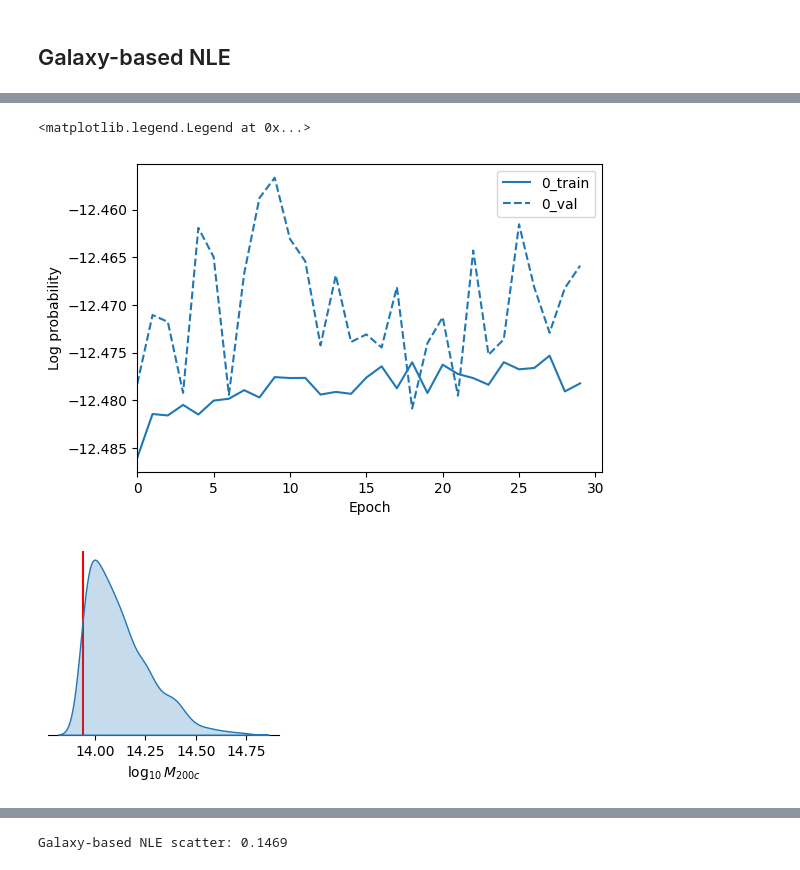
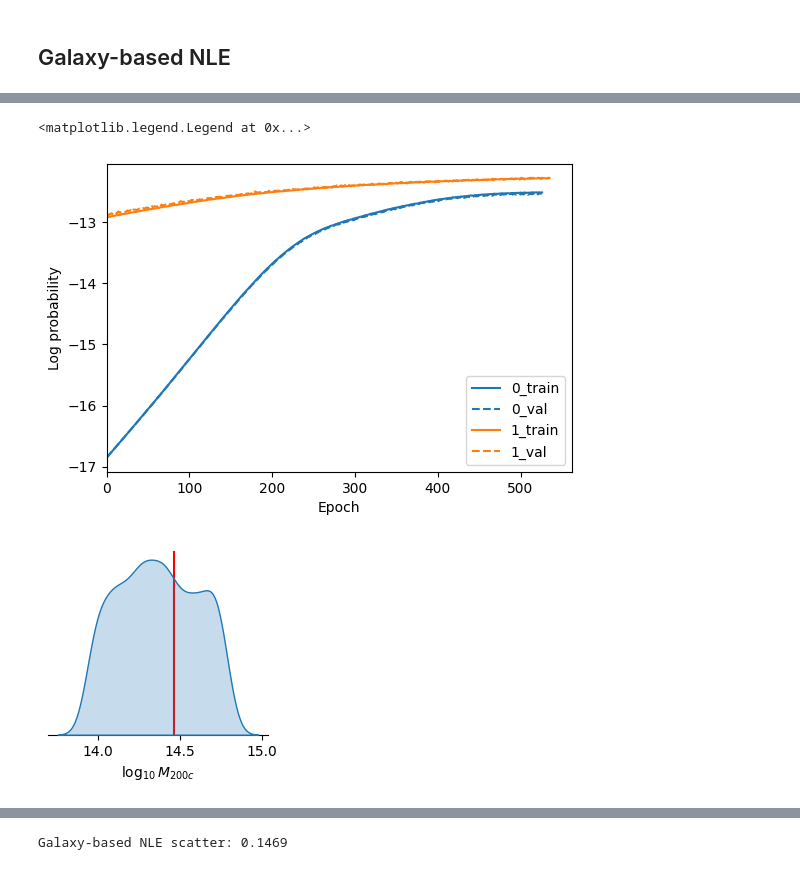
Before and after one commit to maho3/cl-ml-euclid, a Jupyter notebook: test_all.ipynb, the cells around one changed output, grey strips where cells are left out. Drawn from its saved outputs; the diff is of its cells as text; code cells hidden in the pictures.

```diff
--- a/test_all.ipynb
+++ b/test_all.ipynb
@@ -269,9 +90,12 @@ from scipy.optimize import minimize
 eps=1e-6
 thmin, thmax = np.min(theta[:,0])*(1-eps), np.max(theta[:,0])*(1+eps)
 def func(x):
-    prior = TruncatedNormal(x[0], x[1], thmin, thmax, validate_args=False)
+    prior = ili.utils.IndependentTruncatedNormal(loc=[x[0]], scale=[x[1]],
+                                                 low=[thmin], high=[thmax],
+                                                 device=device)
     return -np.sum(prior.log_prob(torch.Tensor(theta)).numpy())
 
 pmu, pstd = minimize(func, x0=[13.8, 0.3], method='Nelder-Mead', tol=1e-6).x
 print(f'Fitted prior mean: {pmu:.4f}, std: {pstd:.4f}')
+pmu, pstd = [pmu], [pstd]
 # %% [output]
@@ -344,37 +168,37 @@ x_test_batch = [x_batch[i] for i in np.where(mask)[0]]
 theta_test_batch = theta_batch[mask]
 # %%
 # define a prior
-prior = TruncatedNormal(pmu, pstd, thmin, thmax, validate_args=False)
-# prior = sbi.utils.BoxUniform(low=[thmin], high=[thmax], device='cpu')
+proposal = IndependentTruncatedNormal(pmu, pstd, thmin, thmax, validate_args=False)
+prior = sbi.utils.BoxUniform(low=[thmin], high=[thmax], device='cpu')
 
 # define an inference class (here, we are doing amortized likelihood inference)
 inference_class = sbi.inference.SNLE
 
 # instantiate your neural networks to be used as an ensemble
 nets = [
-    # sbi.utils.likelihood_nn(model='maf', hidden_features=50, num_transforms=5),
-    # sbi.utils.likelihood_nn(model='made', hidden_features=50, num_transforms=5),
-    sbi.utils.likelihood_nn(model='mdn', hidden_features=50, num_components=3),
+    sbi.utils.likelihood_nn(model='maf', hidden_features=50, num_transforms=5),
+    sbi.utils.likelihood_nn(model='nsf', hidden_features=50, num_transforms=5),
+    # sbi.utils.likelihood_nn(model='mdn', hidden_features=50, num_components=3),
 ]
 
 # define an embedding network
-embedding_net = ili.embedding.FCN(n_summary=3, n_hidden=[8])
+embedding_net = ili.embedding.FCN(n_data=3, n_hidden=[8,8])
 
 # define training arguments
 train_args = {
-    'training_batch_size': 32,
-    'learning_rate': 1e-5
+    'training_batch_size': 64,
+    'learning_rate': 5e-6
 }
 
 # initialize the trainer
 runner = SBIRunner(
     prior=prior,
+    proposal=proposal,
     inference_class=inference_class,
     nets=nets,
     device=device,
-    embedding_net=embedding_net,
+    # embedding_net=embedding_net,
     train_args=train_args,
-    proposal=None,
     output_path=None  # no output path, so nothing will be saved to file
 )
 # %%
@@ -398,23 +225,23 @@ ax.set_ylabel('Log probability')
 ax.legend()
 # %% [output]
 <matplotlib.legend.Legend at 0x...>
-[figure, old version]
+[figure, new version]
 # %%
 # use ltu-ili's built-in validation metrics to plot the posterior for this point
 metric = PlotSinglePosterior(
     backend='sbi', output_path=None, num_samples=1000,
     sample_method='slice_np_vectorized',
     sample_params={'num_chains': 6, 'burn_in':20, 'thin': 3},
     labels=param_names
 )
-ind=0
+ind=105
 fig = metric(
     posterior=posterior,
-    # x_obs = x_test[ind], theta_obs=theta_test[ind],
+    x_obs = x_test[ind], theta_obs=theta_test[ind],
     x=x_test, theta=theta_test,
 )
 # %% [output]
-[figure, old version]
+[figure, new version]
 # %%
 # calculate and plot the rank statistics to describe univariate posterior coverage
 # (note, with MCMC this takes a while)
```
Also changed, not shown: parts of 15 cells of this notebook, 1 other file.
